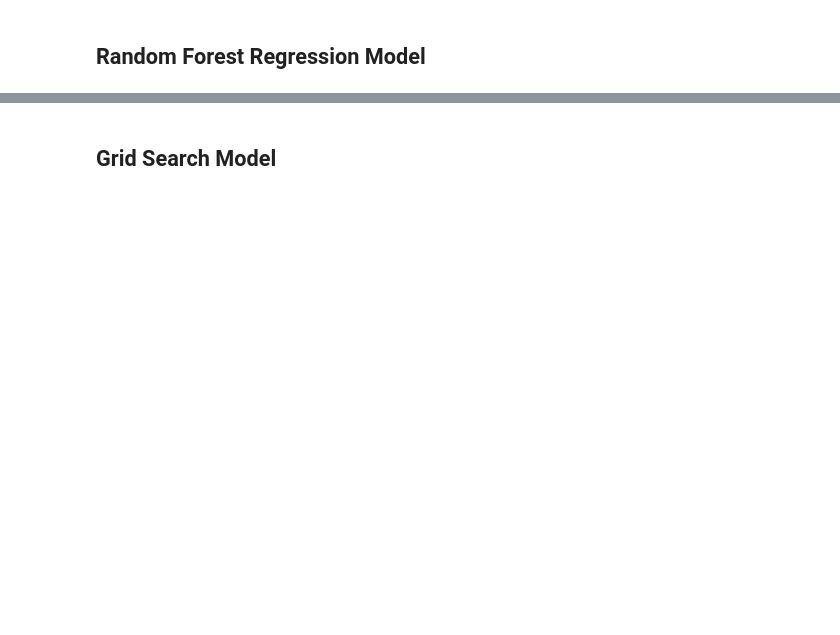
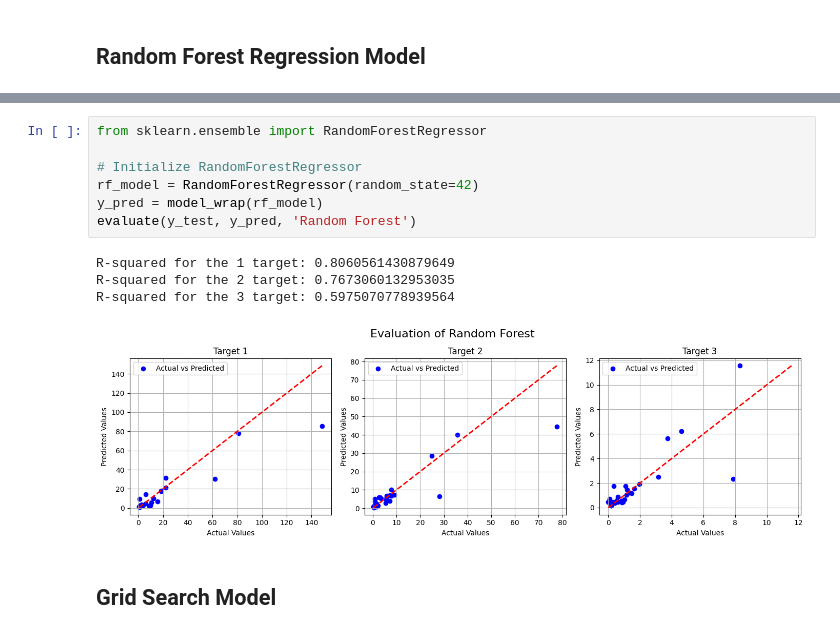
Before and after one commit to jld224/BananaIndex, a Jupyter notebook: BananaIndex.ipynb, the cells around one changed output, grey strips where cells are left out. Drawn from its saved outputs; the diff is of its cells as text; blank space fills up the shorter version.

```diff
--- a/BananaIndex.ipynb
+++ b/BananaIndex.ipynb
@@ -116,3 +93,15 @@ Random Forest R-squared for test set: 0.727
+# %%
+from sklearn.ensemble import RandomForestRegressor
+
+# Initialize RandomForestRegressor
+rf_model = RandomForestRegressor(random_state=42)
+y_pred = model_wrap(rf_model)
+evaluate(y_test, y_pred, 'Random Forest')
+# %% [output]
+R-squared for the 1 target: 0.8060561430879649
+R-squared for the 2 target: 0.7673060132953035
+R-squared for the 3 target: 0.5975070778939564
+[figure, added]
 # %% [markdown]
 ## Grid Search Model
 # %%
```
Also changed, not shown: parts of 14 cells of this notebook.
